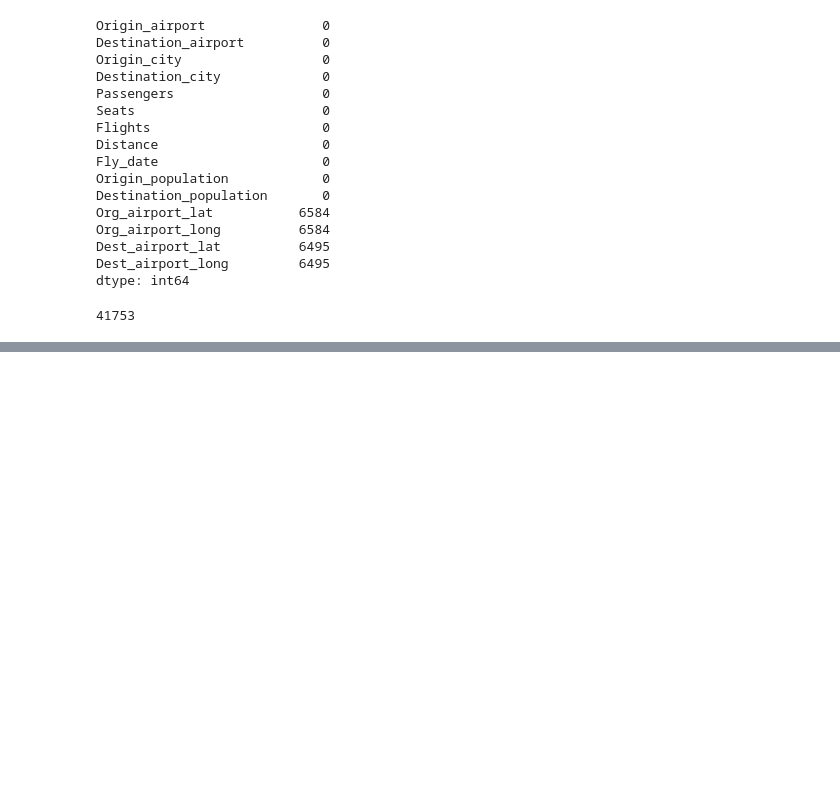
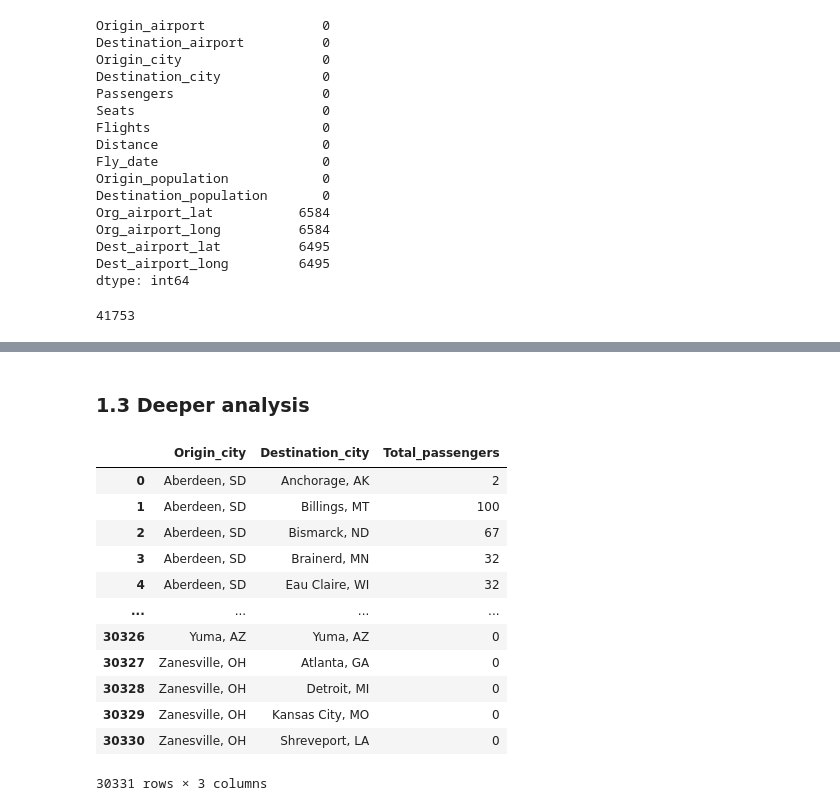
Before and after one commit to robertomagno1/ADM-HM5, a Jupyter notebook: main.ipynb, the cells around one changed output, grey strips where cells are left out. Cells and saved outputs as stored; diff of their text form; code cells hidden in the pictures; blank space fills up the shorter version.

```diff
--- a/main.ipynb
+++ b/main.ipynb
@@ -244,0 +235,2 @@ Identified Hubs (Airports with high degree):
+# %% [markdown]
+### 1.3 Deeper analysis
@@ -244,0 +241,16 @@ Identified Hubs (Airports with high degree):
+# %%
+total_passengers_df
+# %% [output]
+|  | Origin_city | Destination_city | Total_passengers |
+| 0 | Aberdeen, SD | Anchorage, AK | 2 |
+| 1 | Aberdeen, SD | Billings, MT | 100 |
+| 2 | Aberdeen, SD | Bismarck, ND | 67 |
+| 3 | Aberdeen, SD | Brainerd, MN | 32 |
+| 4 | Aberdeen, SD | Eau Claire, WI | 32 |
+| ... | ... | ... | ... |
+| 30326 | Yuma, AZ | Yuma, AZ | 0 |
+| 30327 | Zanesville, OH | Atlanta, GA | 0 |
+| 30328 | Zanesville, OH | Detroit, MI | 0 |
+| 30329 | Zanesville, OH | Kansas City, MO | 0 |
+| 30330 | Zanesville, OH | Shreveport, LA | 0 |
+30331 rows × 3 columns
```
Also changed, not shown: parts of 10 cells of this notebook.
